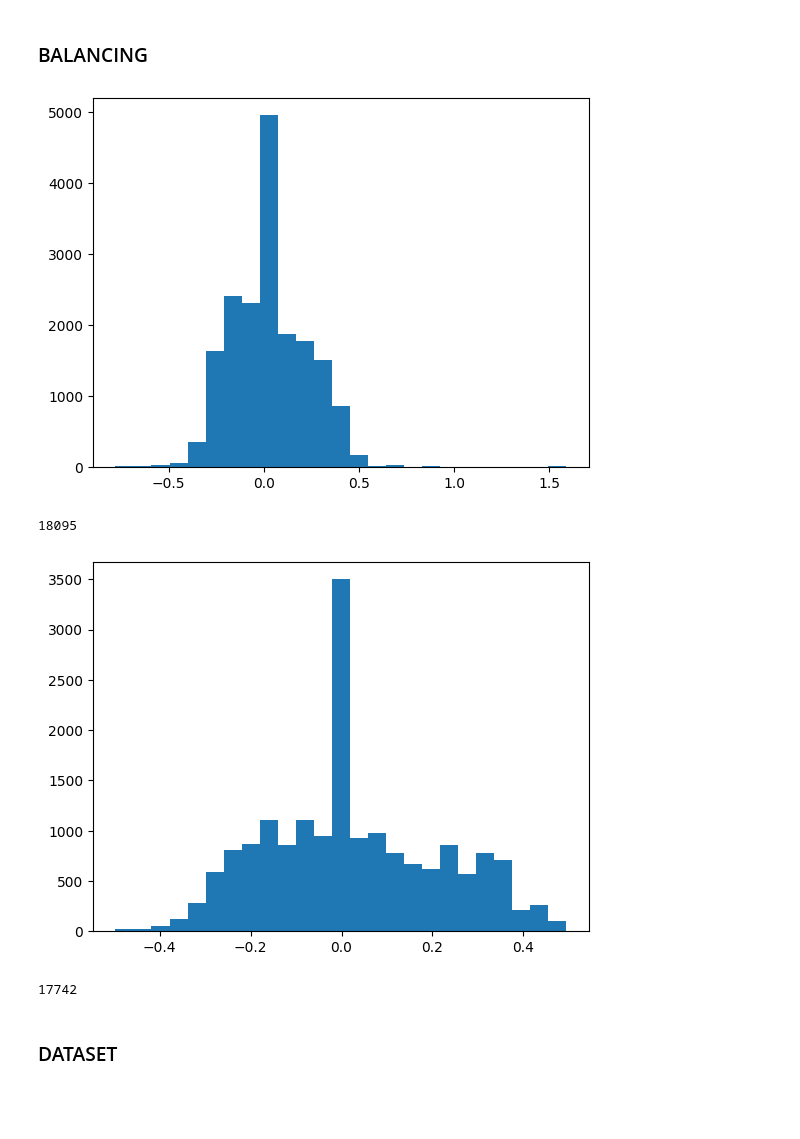
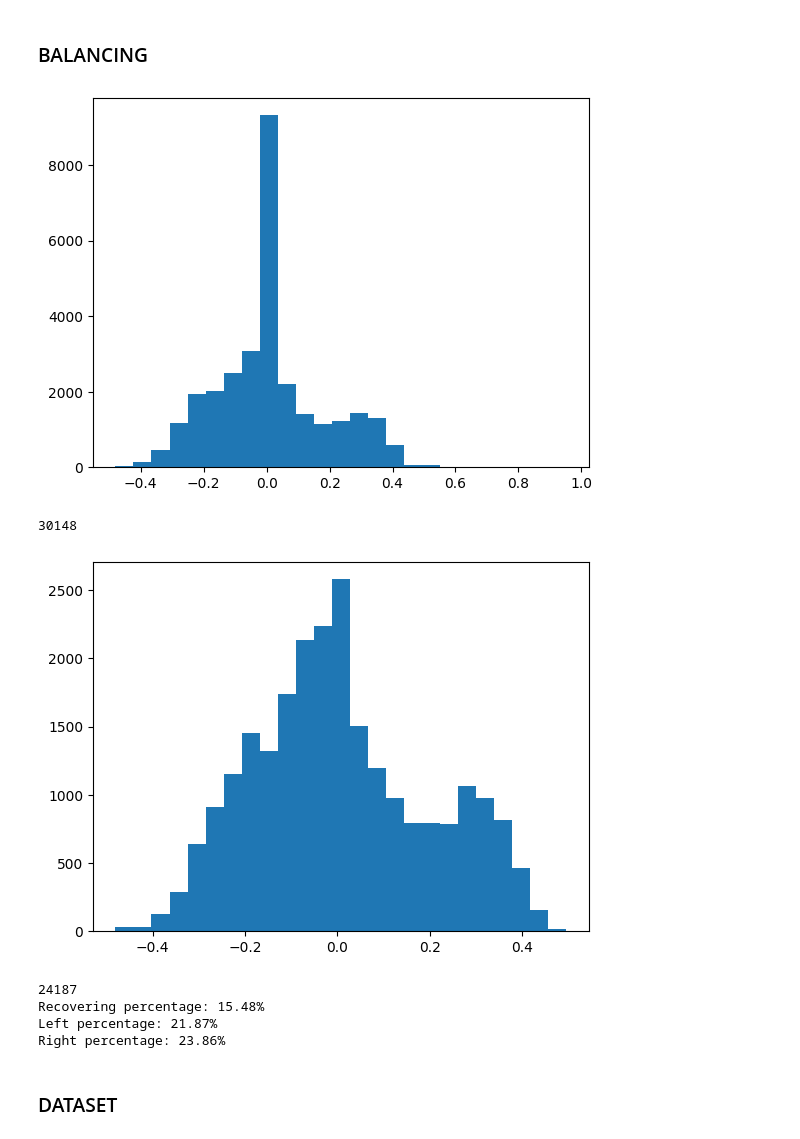
Before and after one commit to RoboticsLabURJC/2025-tfg-jorge-rodriguez, a Jupyter notebook: pytorch_files/pilot_net.ipynb, the cells around one changed output. Cells and saved outputs as stored; diff of their text form; code cells hidden in the pictures; blank space fills up the shorter version.

```diff
--- a/pytorch_files/pilot_net.ipynb
+++ b/pytorch_files/pilot_net.ipynb
@@ -15,15 +15,15 @@ from sklearn.model_selection import train_test_split
 # %%
 
 # Gets dataset
-df = pd.read_csv("/home/jrguezg/2025-tfg-jorge-rodriguez/common_utils/datasets/CARLA_manual_dataset_3/data.csv")
+df = pd.read_csv("/home/jrguezg/2025-tfg-jorge-rodriguez/common_utils/datasets/CARLA_manual_dataset_4/data.csv")
 
 # Plots dataset
 plt.hist(df["steer"], bins=25)
 plt.show()
 print(df["steer"].size)
 # %% [output]
-[figure, old version]
+[figure, new version]
-18095
+30148
 # %%
 df = df[(df["steer"] >= -0.5) & (df["steer"] <= 0.5)]
 
@@ -41,10 +41,10 @@ for i in range(25):
         (df["steer"] < bins[i+1])
     ].index.tolist()
 
-    if len(bin_indices) > 3500:
+    if len(bin_indices) > 2500:
         bin_indices = np.random.choice(
             bin_indices,
-            3500,
+            2500,
             replace=False
         )
 
@@ -54,11 +54,33 @@ df_balanced = df.loc[indices_to_keep].sample(frac=1).reset_index(drop=True)
 # %%
 # Plots results
 plt.hist(df_balanced["steer"], bins=25)
 plt.show()
 print(df_balanced["steer"].size)
+
+iter = 0
+left = 0
+right = 0
+
+for i in df_balanced["label"]:
+    if i == "recovering":
+        iter += 1
+
+for i in df_balanced["steer"]:
+    if i > 0.15:
+        right += 1
+
+    if i < -0.15:
+        left += 1
+
+print(f"Recovering percentage: {iter/df_balanced['label'].size*100:.2f}%")
+print(f"Left percentage: {left/df_balanced['label'].size*100:.2f}%")
+print(f"Right percentage: {right/df_balanced['label'].size*100:.2f}%")
 # %% [output]
-[figure, old version]
+[figure, new version]
-17742
+24187
+Recovering percentage: 15.48%
+Left percentage: 21.87%
+Right percentage: 23.86%
 # %% [markdown]
 ### DATASET
 # %%
```
Also changed, not shown: parts of 6 cells of this notebook, 9 other files.
